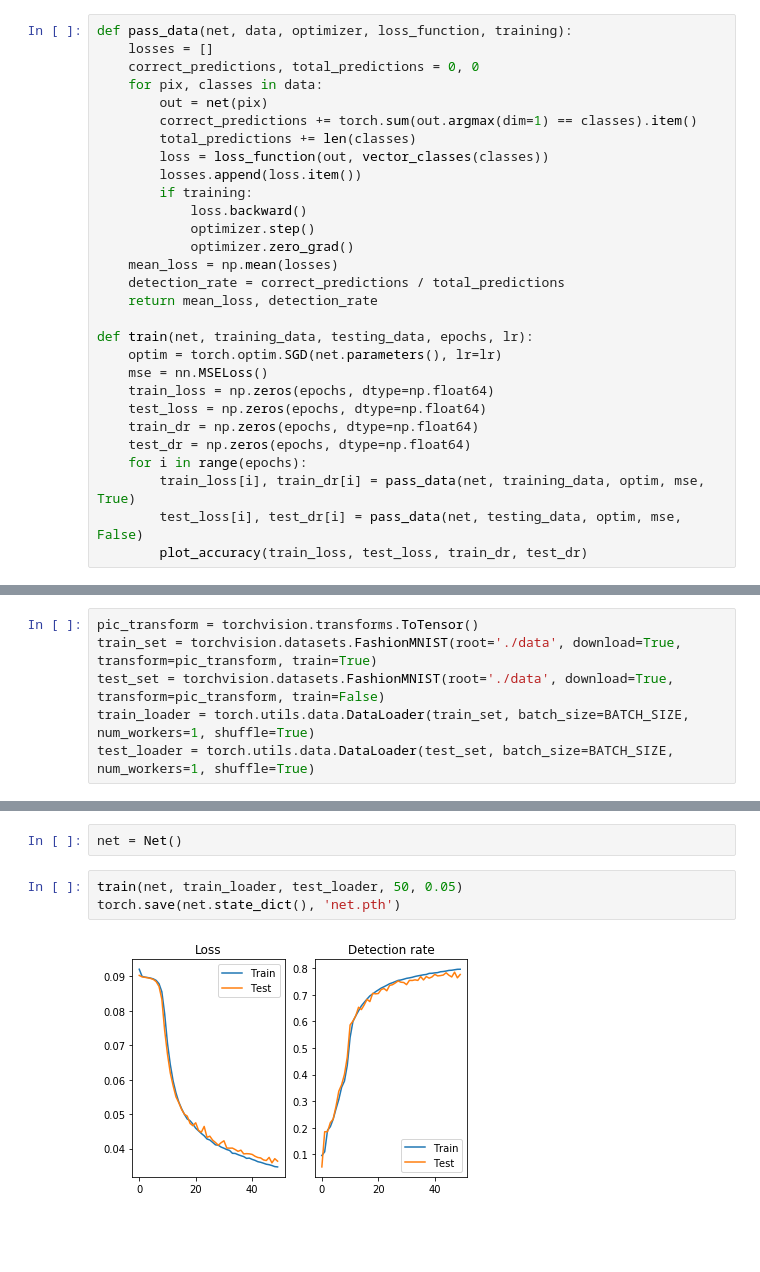
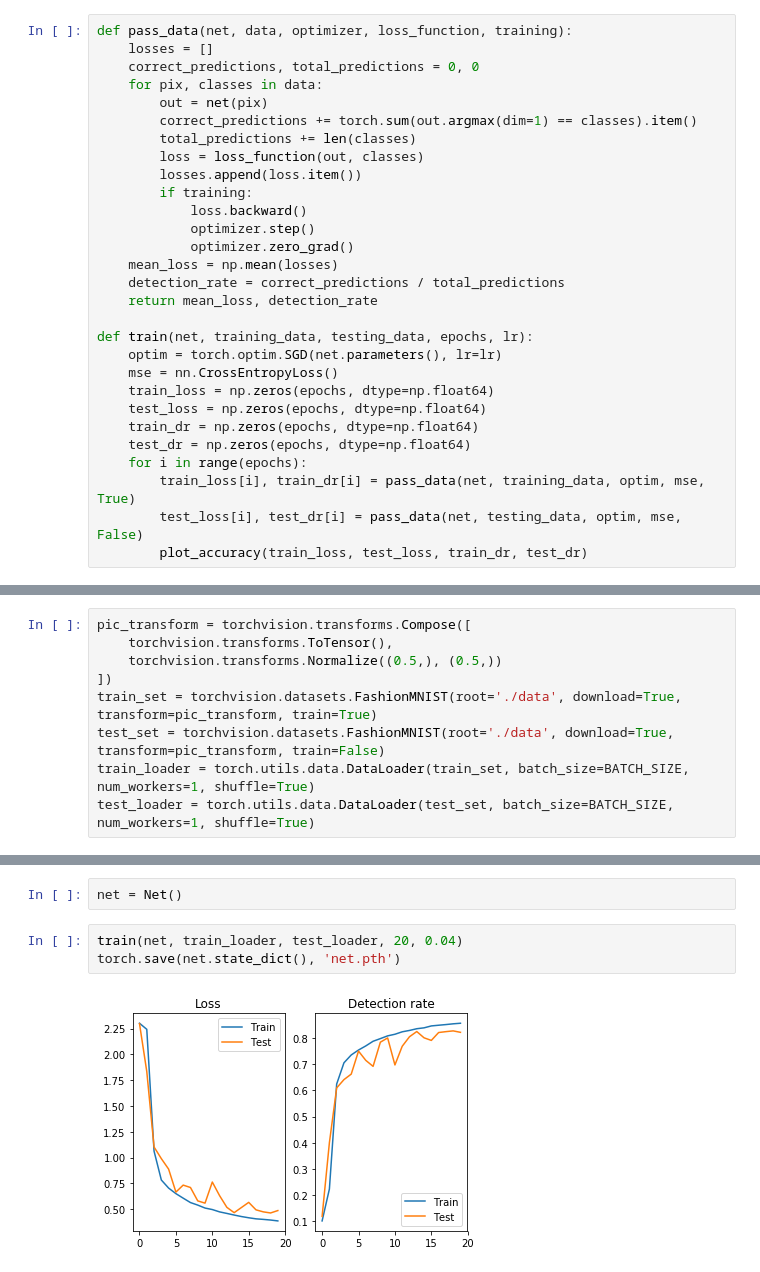
Before and after one commit to ASGusev/dl_hw_4c, a Jupyter notebook: hw01/task_2.ipynb, the cells around one changed output, grey strips where cells are left out. Cells and saved outputs as stored; diff of their text form; blank space fills up the shorter version.

```diff
--- a/hw01/task_2.ipynb
+++ b/hw01/task_2.ipynb
@@ -92,7 +92,7 @@ def pass_data(net, data, optimizer, loss_function, training):
         out = net(pix)
         correct_predictions += torch.sum(out.argmax(dim=1) == classes).item()
         total_predictions += len(classes)
-        loss = loss_function(out, vector_classes(classes))
+        loss = loss_function(out, classes)
         losses.append(loss.item())
         if training:
             loss.backward()
@@ -104,7 +104,7 @@ def pass_data(net, data, optimizer, loss_function, training):
 
 def train(net, training_data, testing_data, epochs, lr):
     optim = torch.optim.SGD(net.parameters(), lr=lr)
-    mse = nn.MSELoss()
+    mse = nn.CrossEntropyLoss()
     train_loss = np.zeros(epochs, dtype=np.float64)
     test_loss = np.zeros(epochs, dtype=np.float64)
     train_dr = np.zeros(epochs, dtype=np.float64)
@@ -124,7 +118,10 @@ torch.manual_seed(3)
 # %% [output]
 <torch._C.Generator at 0x...>
 # %%
-pic_transform = torchvision.transforms.ToTensor()
+pic_transform = torchvision.transforms.Compose([
+    torchvision.transforms.ToTensor(),
+    torchvision.transforms.Normalize((0.5,), (0.5,))
+])
 train_set = torchvision.datasets.FashionMNIST(root='./data', download=True, transform=pic_transform, train=True)
 test_set = torchvision.datasets.FashionMNIST(root='./data', download=True, transform=pic_transform, train=False)
 train_loader = torch.utils.data.DataLoader(train_set, batch_size=BATCH_SIZE, num_workers=1, shuffle=True)
@@ -136,7 +134,7 @@ visualize_data(train_loader, 8, 10)
 # %%
 net = Net()
 # %%
-train(net, train_loader, test_loader, 50, 0.05)
+train(net, train_loader, test_loader, 20, 0.04)
 torch.save(net.state_dict(), 'net.pth')
 # %% [output]
-[figure, old version]
+[figure, new version]
```
Also changed, not shown: parts of 3 cells of this notebook.
